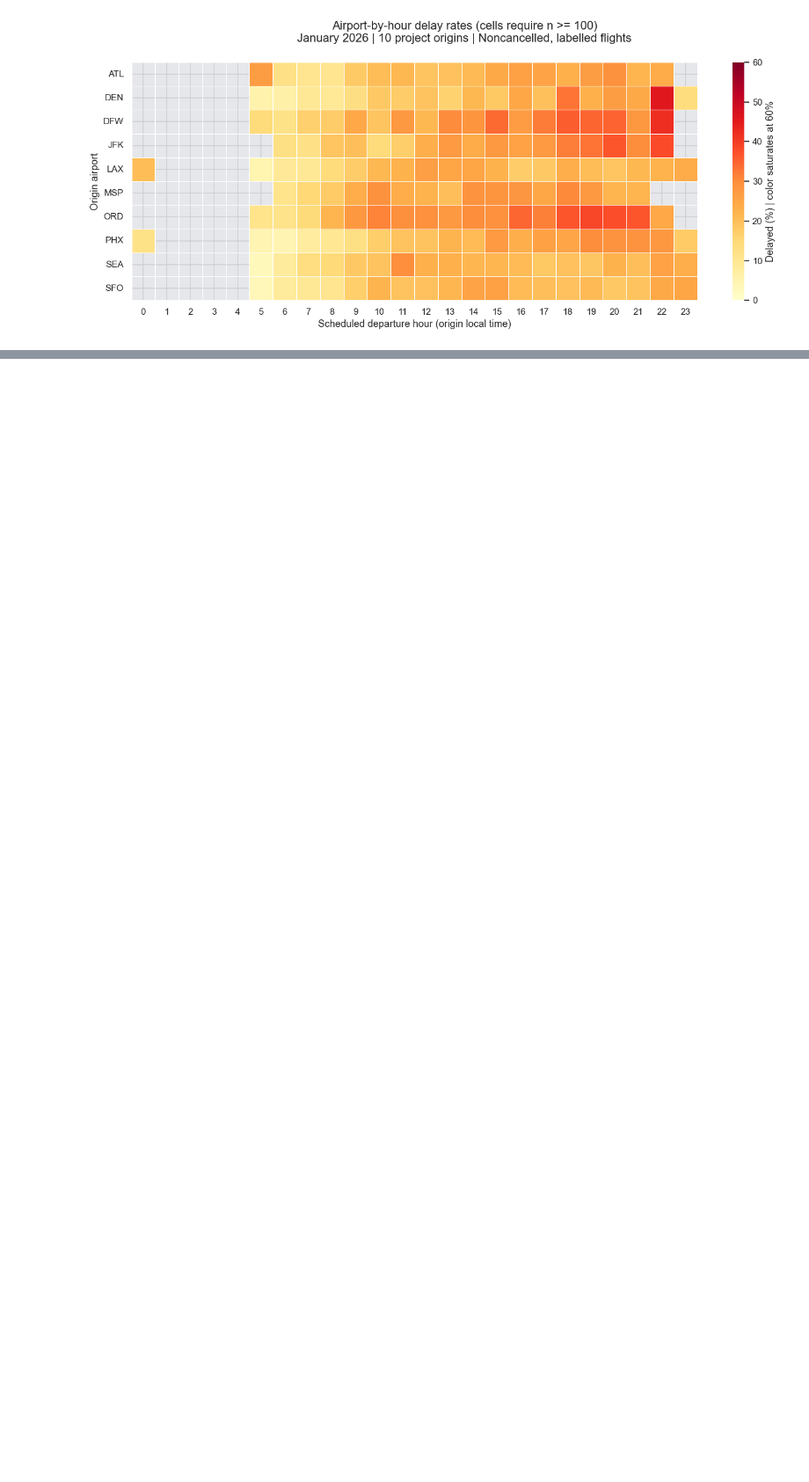
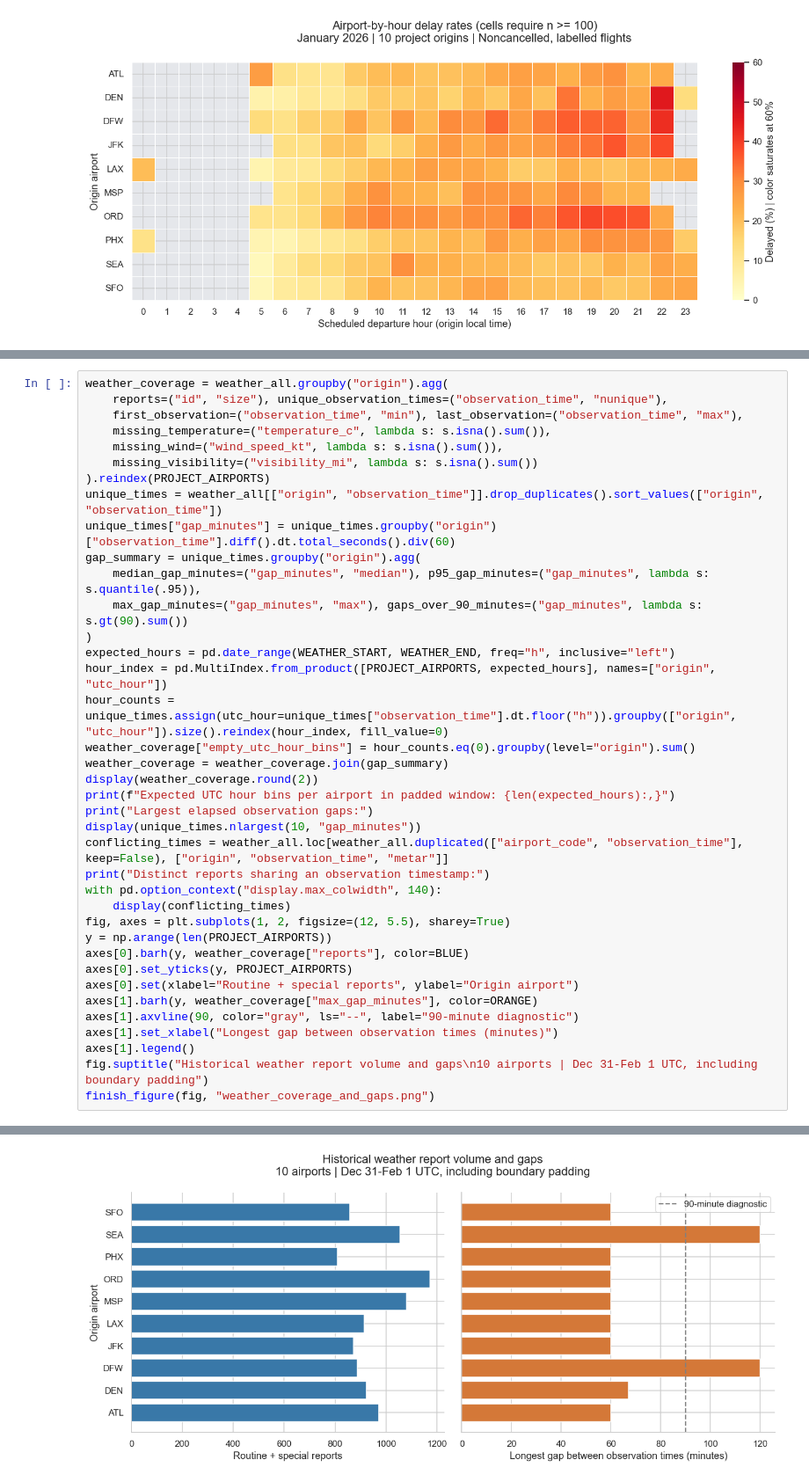
Before and after one commit to Abhay1147/aviation-mlops-platform, a Jupyter notebook: Notebooks/EDA.ipynb, the cells around one changed output, grey strips where cells are left out. Shown at 88% size. Drawn from its saved outputs; the diff is of its cells as text; blank space fills up the shorter version.

```diff
--- a/Notebooks/EDA.ipynb
+++ b/Notebooks/EDA.ipynb
@@ -711,0 +791,39 @@ finish_figure(fig, "departure_delays_airport_hour.png")
+# %%
+weather_coverage = weather_all.groupby("origin").agg(
+    reports=("id", "size"), unique_observation_times=("observation_time", "nunique"),
+    first_observation=("observation_time", "min"), last_observation=("observation_time", "max"),
+    missing_temperature=("temperature_c", lambda s: s.isna().sum()),
+    missing_wind=("wind_speed_kt", lambda s: s.isna().sum()),
+    missing_visibility=("visibility_mi", lambda s: s.isna().sum())
+).reindex(PROJECT_AIRPORTS)
+unique_times = weather_all[["origin", "observation_time"]].drop_duplicates().sort_values(["origin", "observation_time"])
+unique_times["gap_minutes"] = unique_times.groupby("origin")["observation_time"].diff().dt.total_seconds().div(60)
+gap_summary = unique_times.groupby("origin").agg(
+    median_gap_minutes=("gap_minutes", "median"), p95_gap_minutes=("gap_minutes", lambda s: s.quantile(.95)),
+    max_gap_minutes=("gap_minutes", "max"), gaps_over_90_minutes=("gap_minutes", lambda s: s.gt(90).sum())
+)
+expected_hours = pd.date_range(WEATHER_START, WEATHER_END, freq="h", inclusive="left")
+hour_index = pd.MultiIndex.from_product([PROJECT_AIRPORTS, expected_hours], names=["origin", "utc_hour"])
+hour_counts = unique_times.assign(utc_hour=unique_times["observation_time"].dt.floor("h")).groupby(["origin", "utc_hour"]).size().reindex(hour_index, fill_value=0)
+weather_coverage["empty_utc_hour_bins"] = hour_counts.eq(0).groupby(level="origin").sum()
+weather_coverage = weather_coverage.join(gap_summary)
+display(weather_coverage.round(2))
+print(f"Expected UTC hour bins per airport in padded window: {len(expected_hours):,}")
+print("Largest elapsed observation gaps:")
+display(unique_times.nlargest(10, "gap_minutes"))
+conflicting_times = weather_all.loc[weather_all.duplicated(["airport_code", "observation_time"], keep=False), ["origin", "observation_time", "metar"]]
+print("Distinct reports sharing an observation timestamp:")
+with pd.option_context("display.max_colwidth", 140):
+    display(conflicting_times)
+fig, axes = plt.subplots(1, 2, figsize=(12, 5.5), sharey=True)
+y = np.arange(len(PROJECT_AIRPORTS))
+axes[0].barh(y, weather_coverage["reports"], color=BLUE)
+axes[0].set_yticks(y, PROJECT_AIRPORTS)
+axes[0].set(xlabel="Routine + special reports", ylabel="Origin airport")
+axes[1].barh(y, weather_coverage["max_gap_minutes"], color=ORANGE)
+axes[1].axvline(90, color="gray", ls="--", label="90-minute diagnostic")
+axes[1].set_xlabel("Longest gap between observation times (minutes)")
+axes[1].legend()
+fig.suptitle("Historical weather report volume and gaps\n10 airports | Dec 31-Feb 1 UTC, including boundary padding")
+finish_figure(fig, "weather_coverage_and_gaps.png")
+# %% [output]
@@ -711,0 +859 @@ finish_figure(fig, "departure_delays_airport_hour.png")
+[figure, added]
```
Also changed, not shown: parts of 20 cells of this notebook, 8 other files.
